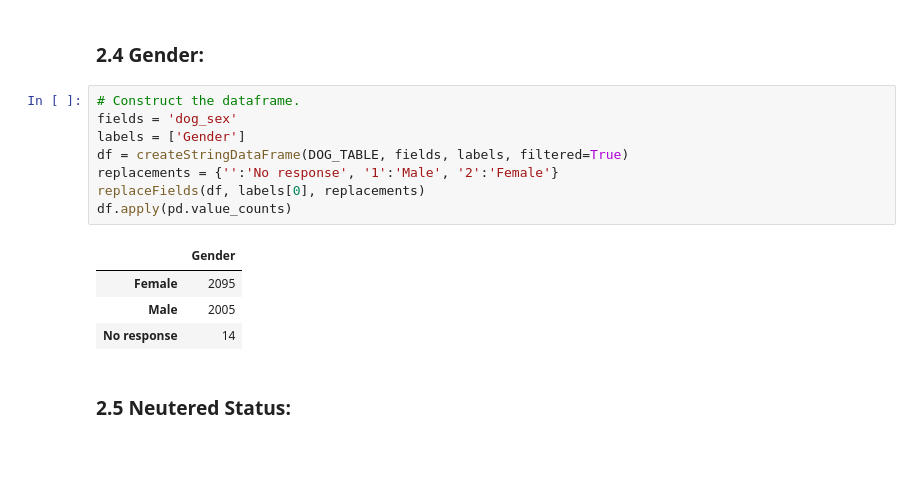
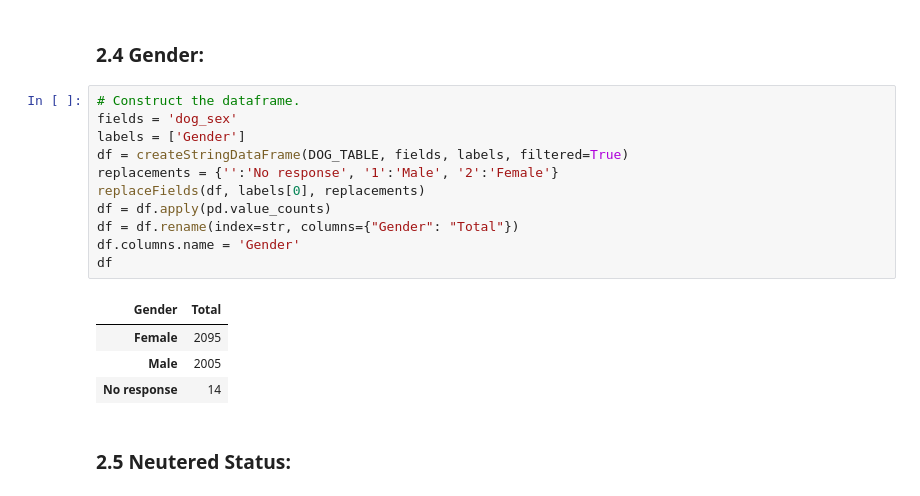
Before and after one commit to iandinwoodie/pdbs-study-1, a Jupyter notebook: notebooks/1.0-ird-pdbs-analysis-notebook.ipynb, the cells around one changed output. Saved outputs shown, nothing was run; the diff lists cells and outputs as text; blank space fills up the shorter version.

```diff
--- a/notebooks/1.0-ird-pdbs-analysis-notebook.ipynb
+++ b/notebooks/1.0-ird-pdbs-analysis-notebook.ipynb
@@ -335,13 +334,16 @@ Shift in prevalence as a result of adjustment: -2.46%
 # %%
 # Construct the dataframe.
 fields = 'dog_sex'
 labels = ['Gender']
 df = createStringDataFrame(DOG_TABLE, fields, labels, filtered=True)
 replacements = {'':'No response', '1':'Male', '2':'Female'}
 replaceFields(df, labels[0], replacements)
-df.apply(pd.value_counts)
+df = df.apply(pd.value_counts)
+df = df.rename(index=str, columns={"Gender": "Total"})
+df.columns.name = 'Gender'
+df
 # %% [output]
-|  | Gender |
+| Gender | Total |
 | Female | 2095 |
 | Male | 2005 |
 | No response | 14 |
```
Also changed, not shown: parts of 5 cells of this notebook.
